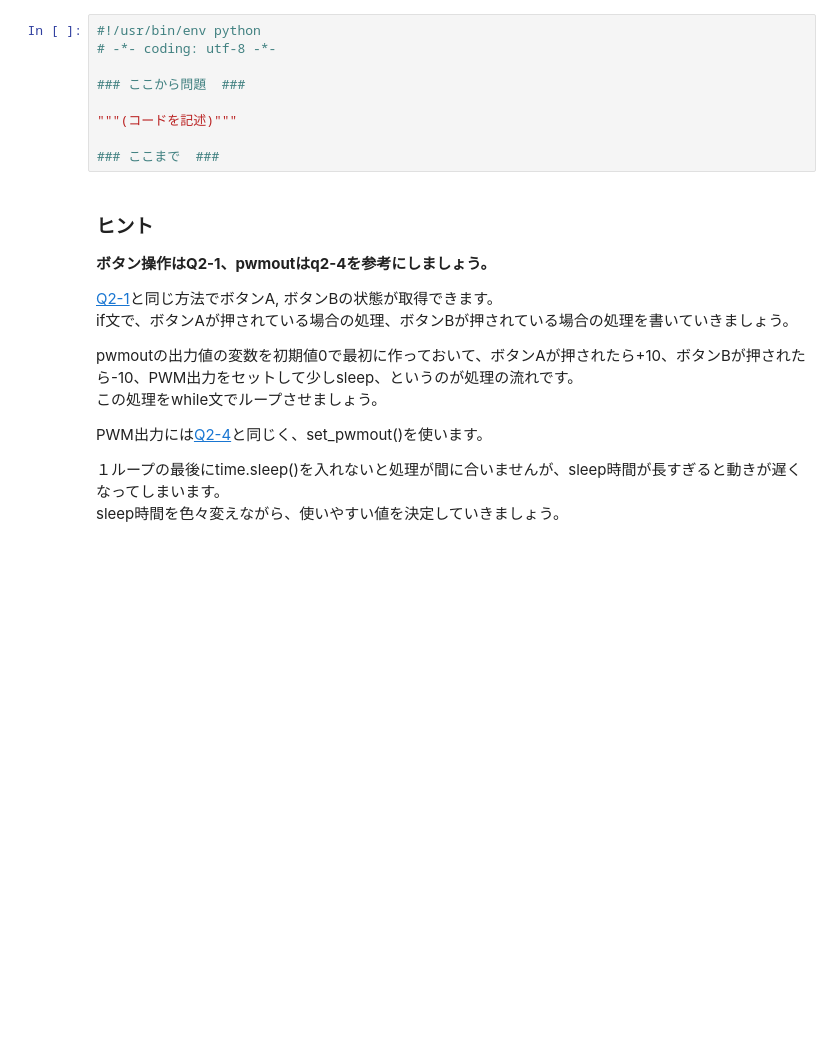
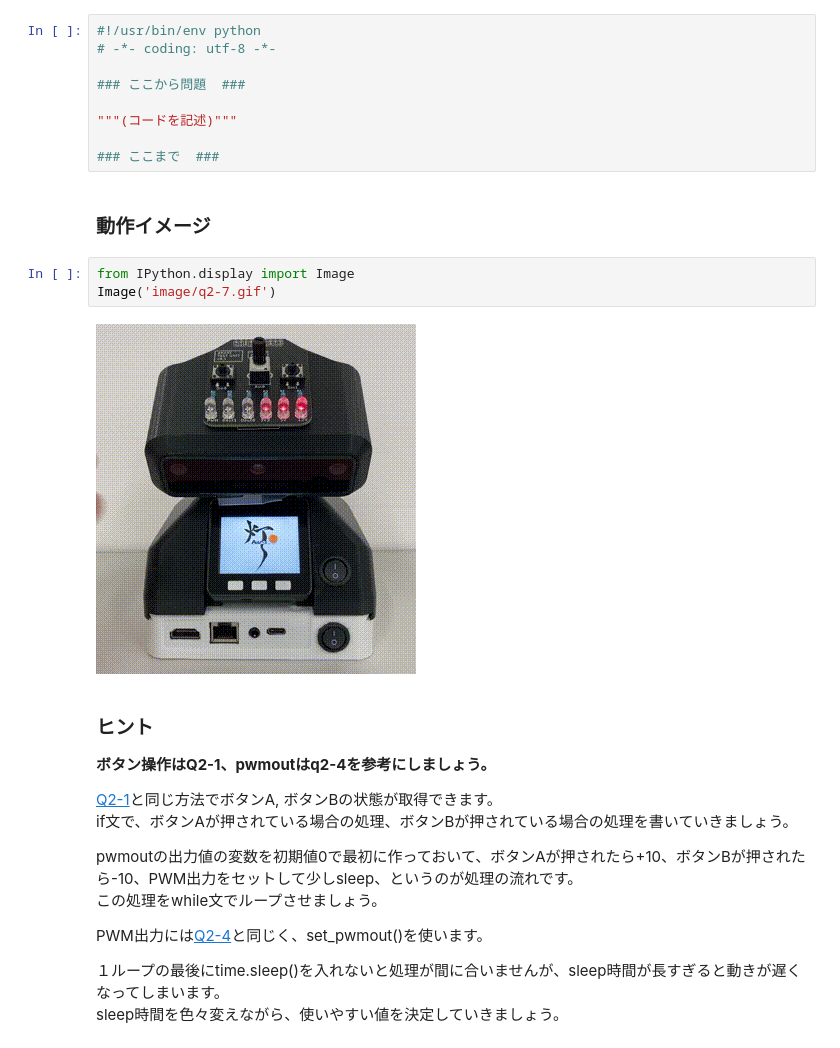
Before and after one commit to AkariGroup/akari_practice, a Jupyter notebook: 2_m5_com/q2-7_manual_light.ipynb, the cells around one changed output. Drawn from its saved outputs; the diff is of its cells as text; blank space fills up the shorter version.

```diff
--- a/2_m5_com/q2-7_manual_light.ipynb
+++ b/2_m5_com/q2-7_manual_light.ipynb
@@ -13,6 +13,13 @@ pwmout0にセットする値は0-250の範囲内に収まるようにしてく
 """(コードを記述)"""
 
 ### ここまで  ###
+# %% [markdown]
+### 動作イメージ
+# %%
+from IPython.display import Image
+Image('image/q2-7.gif')
+# %% [output]
+[figure, added]
 # %% [markdown]
 ### ヒント
 
```
Also changed, not shown: 23 other files.
